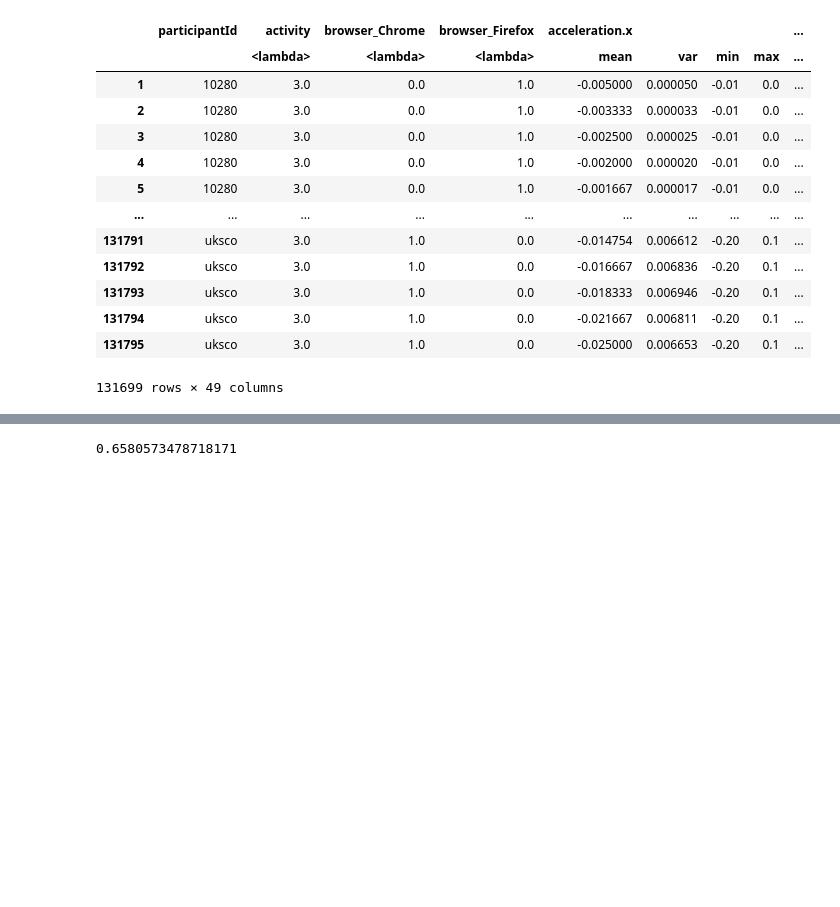
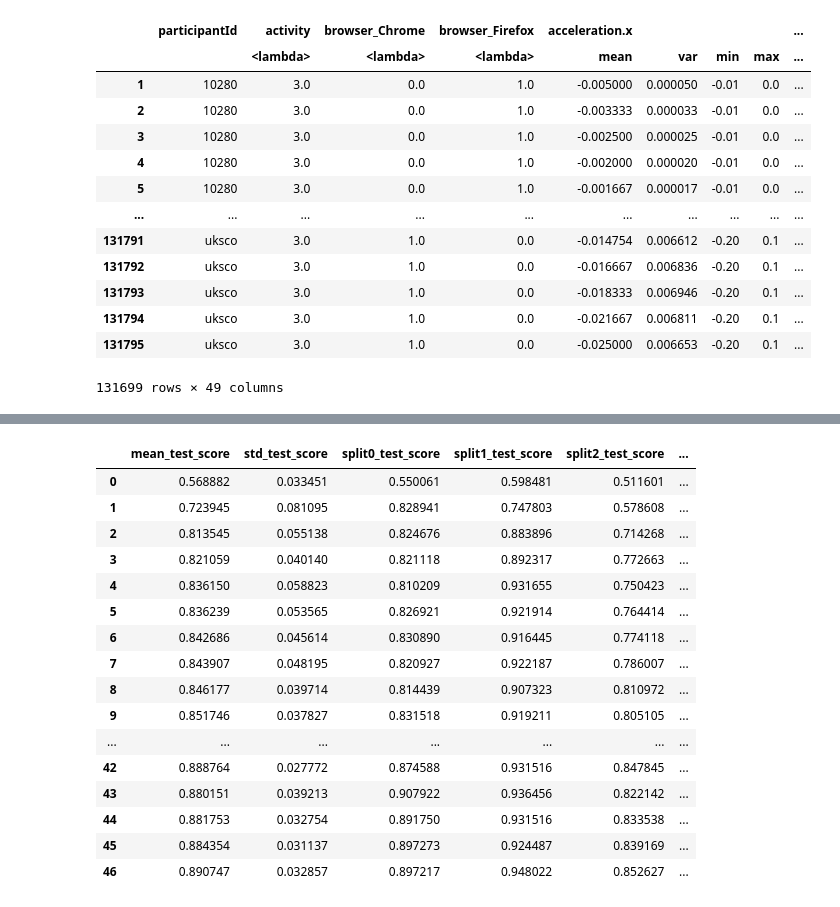
Before and after one commit to simon-a-schmitt/Human-Activity-Recognition, a Jupyter notebook: getfeatures.ipynb, the cells around one changed output, grey strips where cells are left out. Cells and saved outputs as stored; diff of their text form; code cells hidden in the pictures; blank space fills up the shorter version.

```diff
--- a/getfeatures.ipynb
+++ b/getfeatures.ipynb
@@ -197,6 +168,0 @@ X2
-# %%
-clf2=RandomForestClassifier()
-scores=cross_val_score(clf2, X2, y, cv=LeaveOneGroupOut(), groups=groups)
-scores.mean()
-# %% [output]
-0.6580573478718171
@@ -202,0 +176,23 @@ scores.mean()
+# %%
+import matplotlib.pyplot as plt
+
+cv_results = pd.DataFrame(rfecv.cv_results_)
+cv_results
+# %% [output]
+|  | mean_test_score | std_test_score | split0_test_score | split1_test_score | split2_test_score | ... |
+| 0 | 0.568882 | 0.033451 | 0.550061 | 0.598481 | 0.511601 | ... |
+| 1 | 0.723945 | 0.081095 | 0.828941 | 0.747803 | 0.578608 | ... |
+| 2 | 0.813545 | 0.055138 | 0.824676 | 0.883896 | 0.714268 | ... |
+| 3 | 0.821059 | 0.040140 | 0.821118 | 0.892317 | 0.772663 | ... |
+| 4 | 0.836150 | 0.058823 | 0.810209 | 0.931655 | 0.750423 | ... |
+| 5 | 0.836239 | 0.053565 | 0.826921 | 0.921914 | 0.764414 | ... |
+| 6 | 0.842686 | 0.045614 | 0.830890 | 0.916445 | 0.774118 | ... |
+| 7 | 0.843907 | 0.048195 | 0.820927 | 0.922187 | 0.786007 | ... |
+| 8 | 0.846177 | 0.039714 | 0.814439 | 0.907323 | 0.810972 | ... |
+| 9 | 0.851746 | 0.037827 | 0.831518 | 0.919211 | 0.805105 | ... |
+| ... | ... | ... | ... | ... | ... | ... |
+| 42 | 0.888764 | 0.027772 | 0.874588 | 0.931516 | 0.847845 | ... |
+| 43 | 0.880151 | 0.039213 | 0.907922 | 0.936456 | 0.822142 | ... |
+| 44 | 0.881753 | 0.032754 | 0.891750 | 0.931516 | 0.833538 | ... |
+| 45 | 0.884354 | 0.031137 | 0.897273 | 0.924487 | 0.839169 | ... |
+| 46 | 0.890747 | 0.032857 | 0.897217 | 0.948022 | 0.852627 | ... |
```
Also changed, not shown: parts of 9 cells of this notebook.
